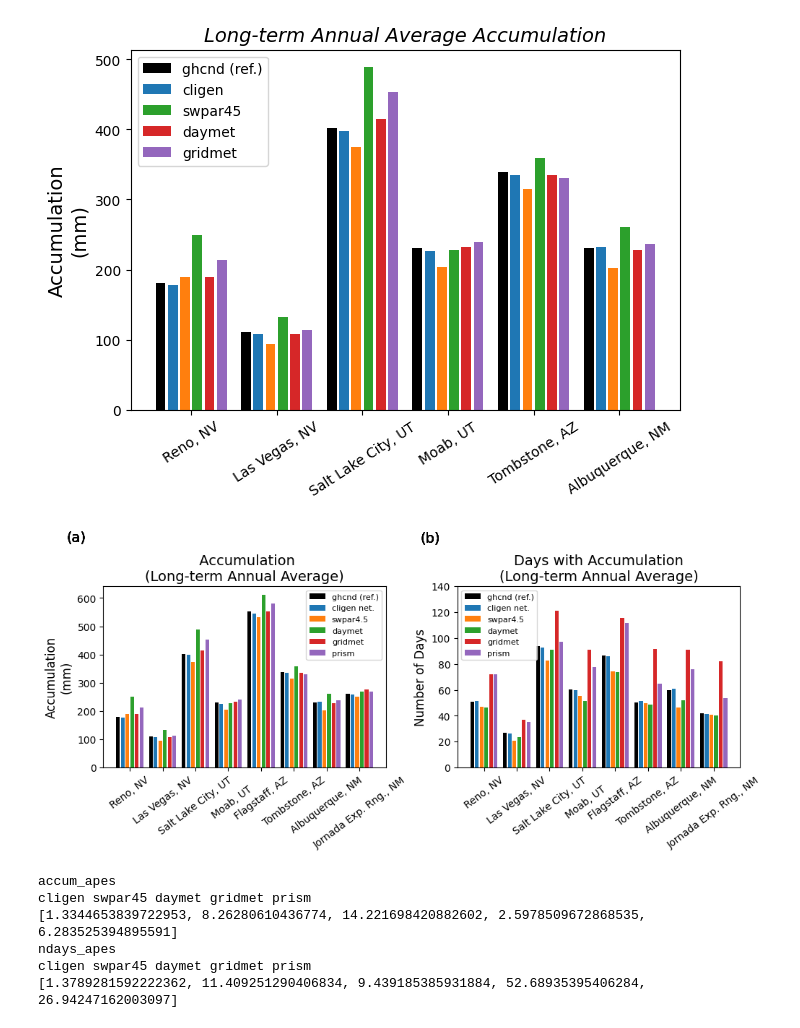
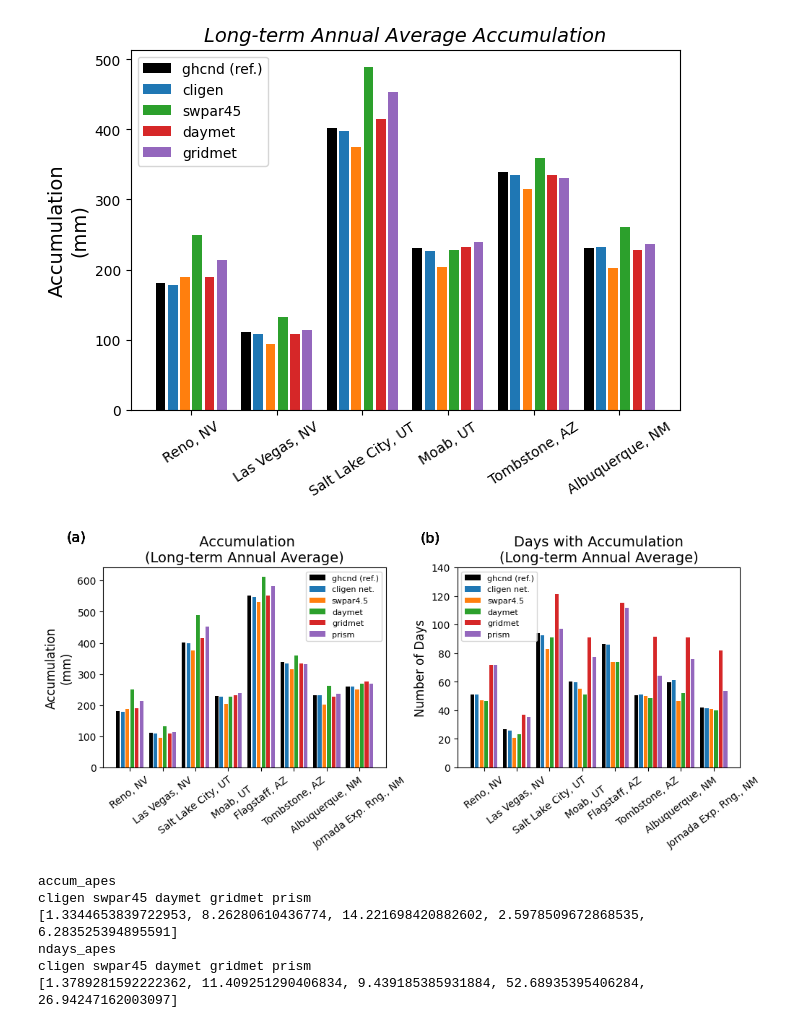
Before and after one commit to afullhart/climatechange, a Jupyter notebook: Figures/Figure_wet_days_annual_accum.ipynb, the cells around one changed output. Cells and saved outputs as stored; diff of their text form; code cells hidden in the pictures.

```diff
--- a/Figures/Figure_wet_days_annual_accum.ipynb
+++ b/Figures/Figure_wet_days_annual_accum.ipynb
@@ -285,42 +285,42 @@ for ax_i in range(2):
     color = ['#000000', '#1f77b4', '#ff7f0e', '#2ca02c', '#d62728', '#9467bd']
 
     if ax_i == 0:
-      ax[0].text(-10, 800, '(a)', size=14)
+      ax[0].text(-10, 725, '(a)', size=14)
       ax[0].bar([j+1+(i*6), j+2+(i*6), j+3+(i*6), j+4+(i*6), j+5+(i*6), j+6+(i*6)], [sum(ghcnd_p)/data_years[0], sum(cligen_p)/data_years[1], sum(swpar45_p)/data_years[2], sum(daymet_p)/data_years[3], sum(gridmet_p)/data_years[4], sum(prism_p)/data_years[5]], color=color)
       ax[0].set_xticks([3.5, 10.5, 17.5, 24.5, 31.5, 38.5, 45.5, 52.5])
       ax[0].set_xticklabels(labels, rotation=37, ha='center')
       ax[0].grid(False)
       ax[0].set_title(' Accumulation\n(Long-term Annual Average)', size=14, fontstyle='normal')
       ax[0].set_ylabel('Accumulation\n(mm)', size=12, fontstyle='normal')
 
     else:
-      ax[1].text(-10, 174.5, '(b)', size=14)
+      ax[1].text(-10, 158, '(b)', size=14)
       ax[1].bar([j+1+(i*6), j+2+(i*6), j+3+(i*6), j+4+(i*6), j+5+(i*6), j+6+(i*6)], [len(ghcnd_p)/data_years[0], len(cligen_p)/data_years[1], len(swpar45_p)/data_years[2], len(daymet_p)/data_years[3], len(gridmet_p)/data_years[4], len(prism_p)/data_years[5]], color=color)
       ax[1].set_xticks([3.5, 10.5, 17.5, 24.5, 31.5, 38.5, 45.5, 52.5])
       ax[1].set_xticklabels(labels, rotation=37, ha='center')
       ax[1].grid(False)
       ax[1].set_title('Days with Accumulation\n(Long-term Annual Average)', size=14, fontstyle='normal')
       ax[1].set_ylim(0, 140)
       ax[1].set_ylabel('Number of Days', size=12, fontstyle='normal')
 
     j += 1
 
   ghcnd, = ax[ax_i].bar([0], [0], width=0, color=color[0])
   cligen, = ax[ax_i].bar([0], [0], width=0, color=color[1])
   swpar45, = ax[ax_i].bar([0], [0], width=0, color=color[2])
   daymet, = ax[ax_i].bar([0], [0], width=0, color=color[3])
   gridmet, = ax[ax_i].bar([0], [0], width=0, color=color[4])
   prism, = ax[ax_i].bar([0], [0], width=0, color=color[5])
   legend_labels = ['ghcnd (ref.)', 'cligen net.', 'swpar4.5', 'daymet', 'gridmet', 'prism']
   if ax_i == 0:
     ax[ax_i].legend(handles=[ghcnd, cligen, swpar45, daymet, gridmet, prism], labels=legend_labels, fontsize=8, loc='upper right')
   else:
     ax[ax_i].legend(handles=[ghcnd, cligen, swpar45, daymet, gridmet, prism], labels=legend_labels, fontsize=8, loc='upper left')
 
 
 fig.savefig(saveFILE, dpi=600, bbox_inches='tight')
 # %% [output]
-[figure, old version]
+[figure, new version]
 # %%
 import pandas as pd
 import numpy as np
```
